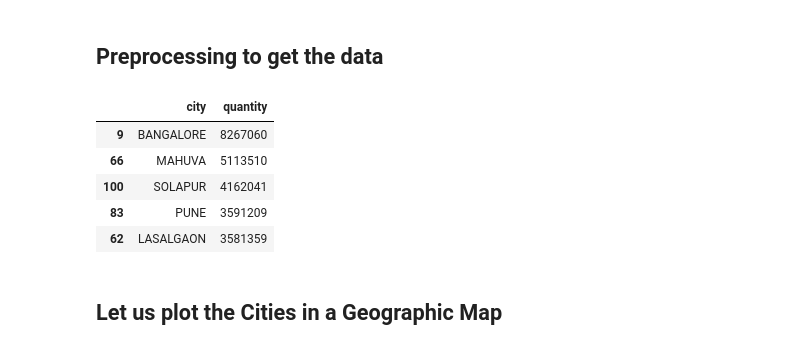
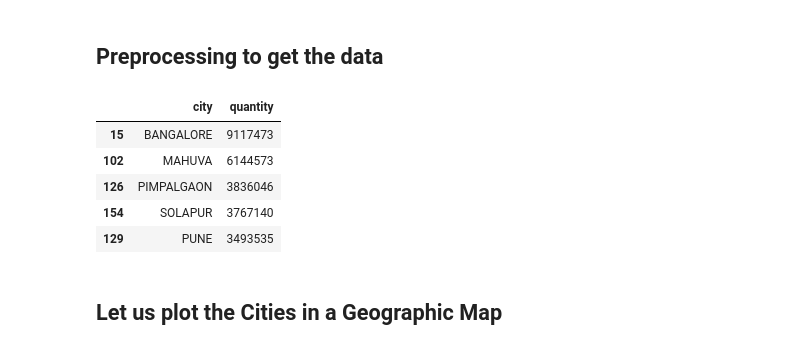
Before and after one commit to amitkaps/art-data-science, a Jupyter notebook: notebook/onion/7-Insight.ipynb, the cells around one changed output. Saved outputs shown, nothing was run; the diff lists cells and outputs as text; code cells hidden in the pictures.

```diff
--- a/notebook/onion/7-Insight.ipynb
+++ b/notebook/onion/7-Insight.ipynb
@@ -29,22 +37,22 @@ df.index = pd.PeriodIndex(df.date, freq='M')
 # Sort the data frame by date
 df = df.sort_values(by = "date")
 # %%
-# Get the data for year 2015
-df2015 = df[df.year == 2015]
+# Get the data for year 2016
+df2016 = df[df.year == 2016]
 # %%
 # Groupby on City to get the sum of quantity
-df2015City = df2015.groupby(['city'], as_index=False)['quantity'].sum()
+df2016City = df2016.groupby(['city'], as_index=False)['quantity'].sum()
 # %%
-df2015City = df2015City.sort_values(by = "quantity", ascending = False)
+df2016City = df2016City.sort_values(by = "quantity", ascending = False)
 # %%
-df2015City.head()
+df2016City.head()
 # %% [output]
 |  | city | quantity |
-| 9 | BANGALORE | 8267060 |
-| 66 | MAHUVA | 5113510 |
-| 100 | SOLAPUR | 4162041 |
-| 83 | PUNE | 3591209 |
-| 62 | LASALGAON | 3581359 |
+| 15 | BANGALORE | 9117473 |
+| 102 | MAHUVA | 6144573 |
+| 126 | PIMPALGAON | 3836046 |
+| 154 | SOLAPUR | 3767140 |
+| 129 | PUNE | 3493535 |
 # %% [markdown]
 ## Let us plot the Cities in a Geographic Map
 # %%
```
Also changed, not shown: parts of 30 cells of this notebook, 10 other files.
